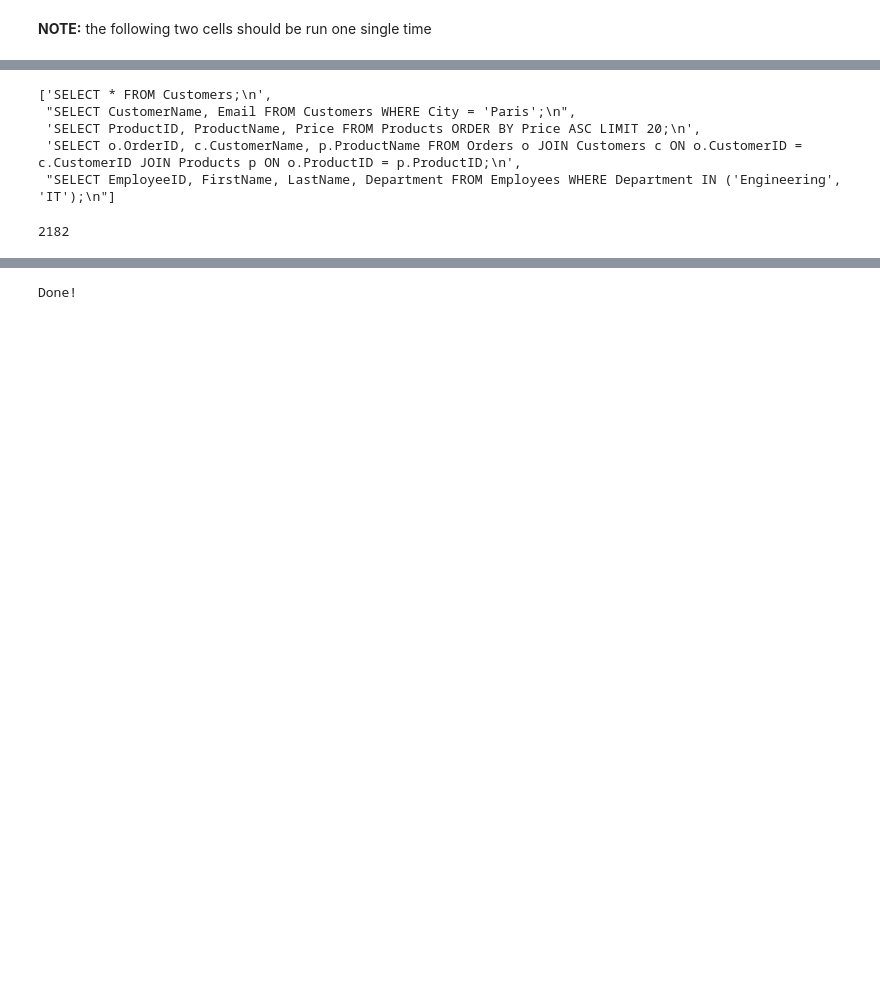
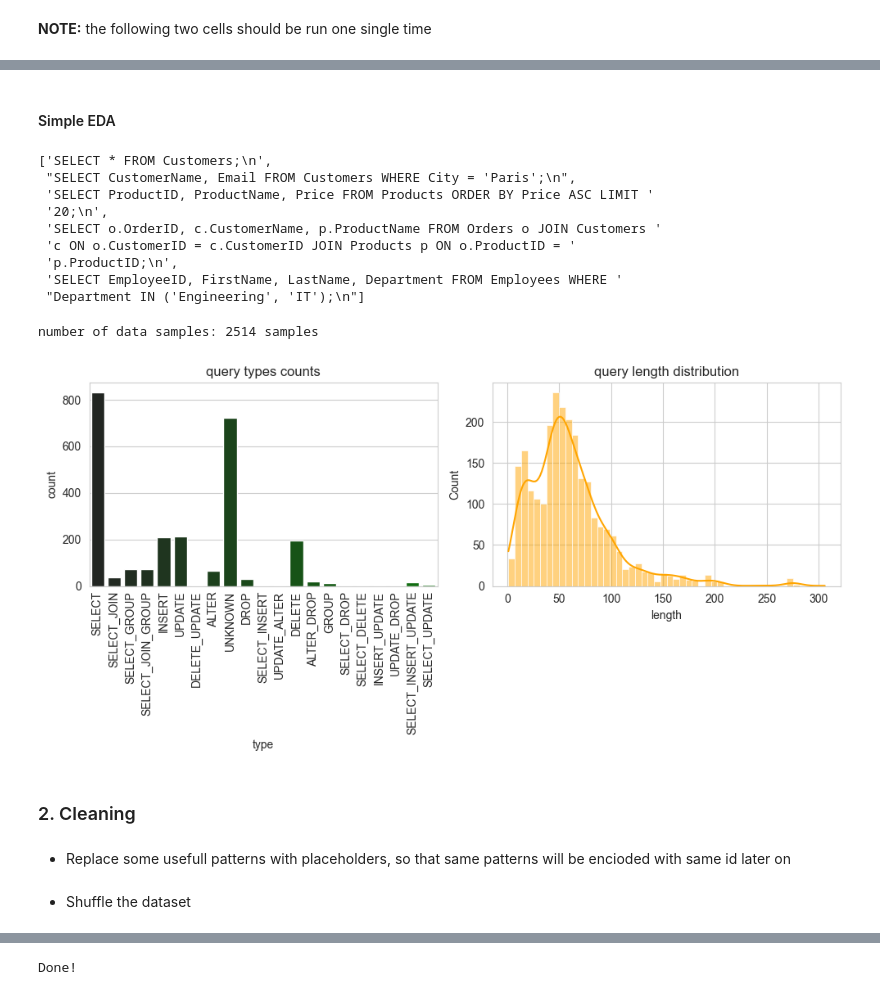
Before and after one commit to yassermessahli/sql-injection-detection, a Jupyter notebook: notebooks/data_setup.ipynb, the cells around one changed output, grey strips where cells are left out. Drawn from its saved outputs; the diff is of its cells as text; code cells hidden in the pictures; blank space fills up the shorter version.

Commit message:
v3 (final version)
the model works well, it has a vulnerability, it predict numbers as sql always

```diff
--- a/notebooks/data_setup.ipynb
+++ b/notebooks/data_setup.ipynb
@@ -189,15 +216,57 @@ with open("../datasets/clean/sqli.txt") as source1:
+# %% [markdown]
+#### Simple EDA
 # %%
-sqli[:5]
+# preview
+pprint.pprint(sqli[:5])
 # %% [output]
 ['SELECT * FROM Customers;\n',
  "SELECT CustomerName, Email FROM Customers WHERE City = 'Paris';\n",
- 'SELECT ProductID, ProductName, Price FROM Products ORDER BY Price ASC LIMIT 20;\n',
- 'SELECT o.OrderID, c.CustomerName, p.ProductName FROM Orders o JOIN Customers c ON o.CustomerID = c.CustomerID JOIN Products p ON o.ProductID = p.ProductID;\n',
- "SELECT EmployeeID, FirstName, LastName, Department FROM Employees WHERE Department IN ('Engineering', 'IT');\n"]
+ 'SELECT ProductID, ProductName, Price FROM Products ORDER BY Price ASC LIMIT '
+ '20;\n',
+ 'SELECT o.OrderID, c.CustomerName, p.ProductName FROM Orders o JOIN Customers '
+ 'c ON o.CustomerID = c.CustomerID JOIN Products p ON o.ProductID = '
+ 'p.ProductID;\n',
+ 'SELECT EmployeeID, FirstName, LastName, Department FROM Employees WHERE '
+ "Department IN ('Engineering', 'IT');\n"]
 # %%
-len(sqli)
+print(f"number of data samples: {len(sqli)} samples")
 # %% [output]
-2182
+number of data samples: 2514 samples
+# %%
+sqli_df = pd.DataFrame(sqli, columns=["query"])
+
+def get_query_type(query):
+    common_types = ["SELECT", "INSERT", "DELETE", "UPDATE", "ALTER", "DROP", "JOIN", "GROUP"]
+    types = ""
+    for t in common_types:
+        if t in query.upper():
+            types += t + "_"
+    if len(types) > 0:
+        return types[:-1]
+    else:
+        return "UNKNOWN"
+
+sqli_df["type"] = sqli_df["query"].apply(get_query_type)
+sqli_df["length"] = sqli_df["query"].apply(len)
+# %%
+sns.set_style("whitegrid")
+
+fig, axes = plt.subplots(1, 2, figsize=(10, 5))
+sns.countplot(data=sqli_df, x="type", hue="type", ax=axes[0], palette="dark:green")
+sns.histplot(data=sqli_df, x="length", ax=axes[1], kde=True, color="orange")
+
+axes[0].tick_params("x", rotation=90, size=1)
+axes[0].set_title("query types counts")
+axes[1].set_title("query length distribution")
+
+plt.tight_layout()
+plt.show()
+# %% [output]
+[figure, added]
+# %% [markdown]
+### 2. Cleaning
+# %% [markdown]
+- Replace some usefull patterns with placeholders, so that same patterns will be encioded with same id later on
 # %%
 def pre_process(text):
 
@@ -230,4 +300,6 @@ def pre_process(text):
 sqli = list(map(pre_process, sqli))
+# %% [markdown]
+- Shuffle the dataset
 # %%
 random.seed(123)
 random.shuffle(sqli)
```
Also changed, not shown: parts of 42 cells of this notebook, 30 other files.
